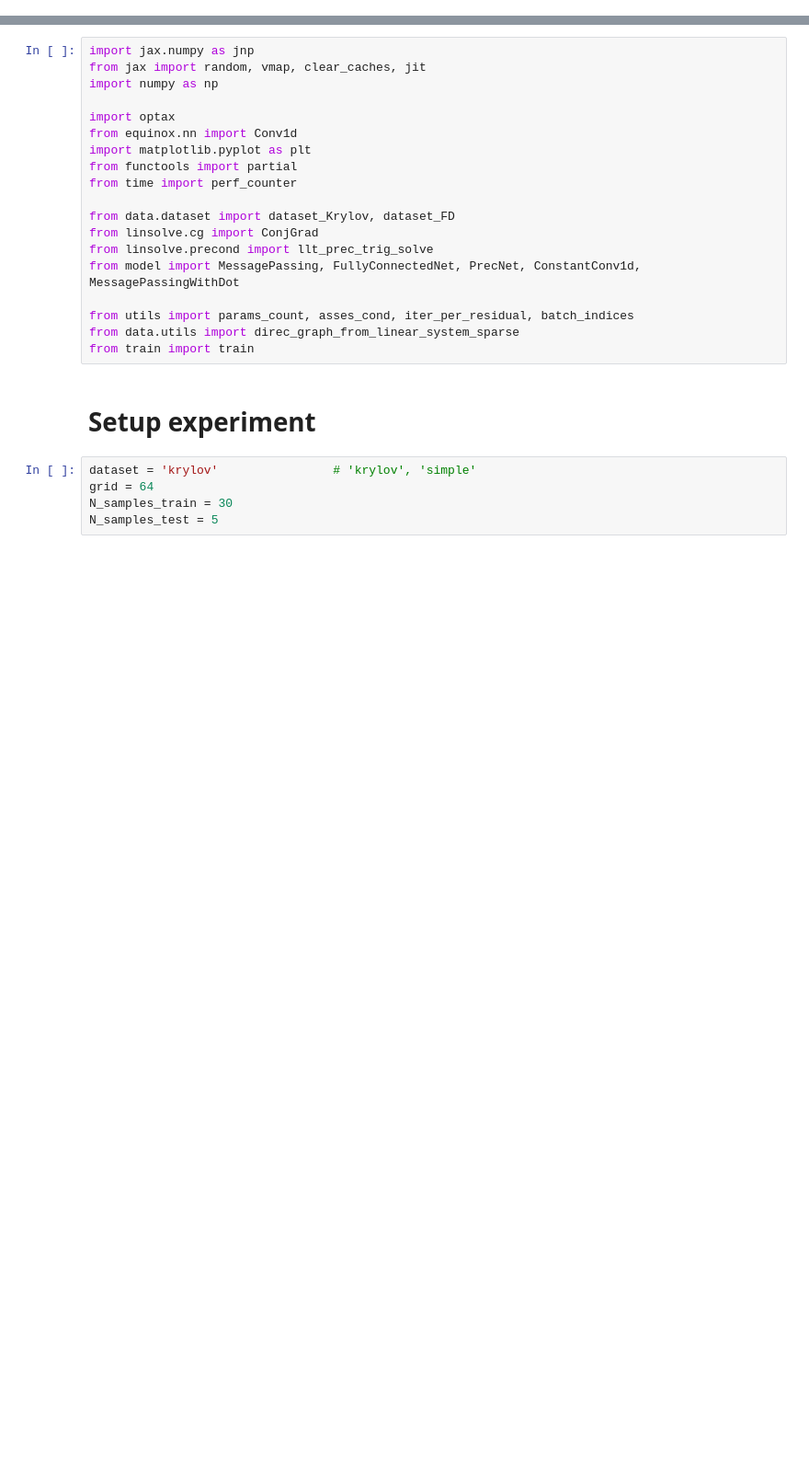
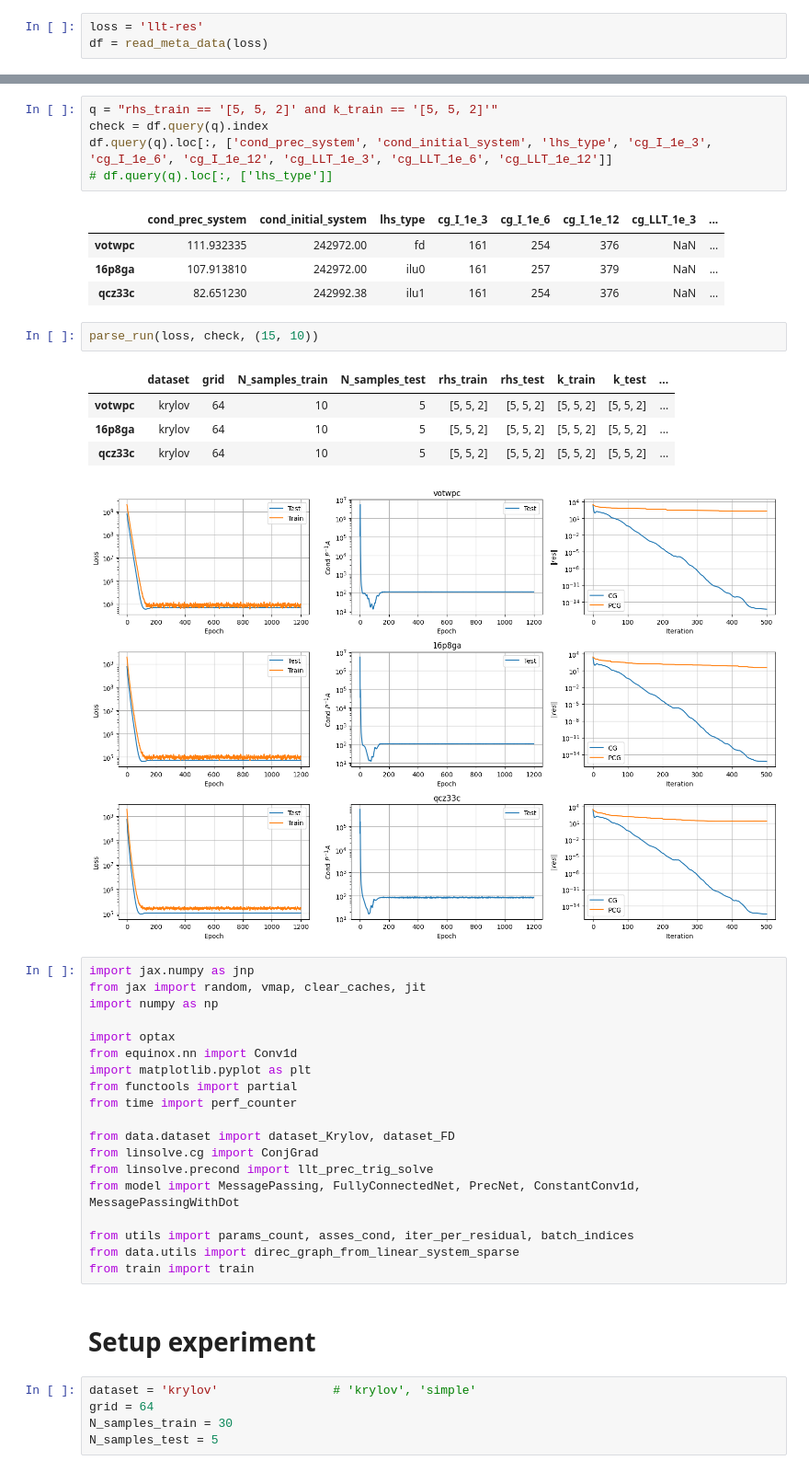
Before and after one commit to vltrifonov/PreCorrector, a Jupyter notebook: experiments/scratch.ipynb, the cells around one changed output, grey strips where cells are left out. Shown at 92% size. Cells and saved outputs as stored; diff of their text form; blank space fills up the shorter version.

Commit message:
Experiments for meeting; functions to parse cases results training; minor changes into automated training functions

```diff
--- a/experiments/scratch.ipynb
+++ b/experiments/scratch.ipynb
@@ -9,0 +14,3 @@ sys.path.append('/mnt/local/data/vtrifonov/prec-learning-Notay-loss/')
+# %%
+loss = 'llt-res'
+df = read_meta_data(loss)
@@ -10,3 +33,21 @@ sys.path.append('/mnt/local/data/vtrifonov/prec-learning-Notay-loss/')
+# %%
+q = "rhs_train == '[5, 5, 2]' and k_train == '[5, 5, 2]'"
+check = df.query(q).index
+df.query(q).loc[:, ['cond_prec_system', 'cond_initial_system', 'lhs_type', 'cg_I_1e_3', 'cg_I_1e_6', 'cg_I_1e_12', 'cg_LLT_1e_3', 'cg_LLT_1e_6', 'cg_LLT_1e_12']]
+# df.query(q).loc[:, ['lhs_type']]
+# %% [output]
+|  | cond_prec_system | cond_initial_system | lhs_type | cg_I_1e_3 | cg_I_1e_6 | cg_I_1e_12 | cg_LLT_1e_3 | ... |
+| votwpc | 111.932335 | 242972.00 | fd | 161 | 254 | 376 | NaN | ... |
+| 16p8ga | 107.913810 | 242972.00 | ilu0 | 161 | 257 | 379 | NaN | ... |
+| qcz33c | 82.651230 | 242992.38 | ilu1 | 161 | 254 | 376 | NaN | ... |
+# %%
+parse_run(loss, check, (15, 10))
+# %% [output]
+|  | dataset | grid | N_samples_train | N_samples_test | rhs_train | rhs_test | k_train | k_test | ... |
+| votwpc | krylov | 64 | 10 | 5 | [5, 5, 2] | [5, 5, 2] | [5, 5, 2] | [5, 5, 2] | ... |
+| 16p8ga | krylov | 64 | 10 | 5 | [5, 5, 2] | [5, 5, 2] | [5, 5, 2] | [5, 5, 2] | ... |
+| qcz33c | krylov | 64 | 10 | 5 | [5, 5, 2] | [5, 5, 2] | [5, 5, 2] | [5, 5, 2] | ... |
+[figure, added]
 # %%
 import jax.numpy as jnp
 from jax import random, vmap, clear_caches, jit
```
Also changed, not shown: parts of 4 cells of this notebook, 7 other files.
